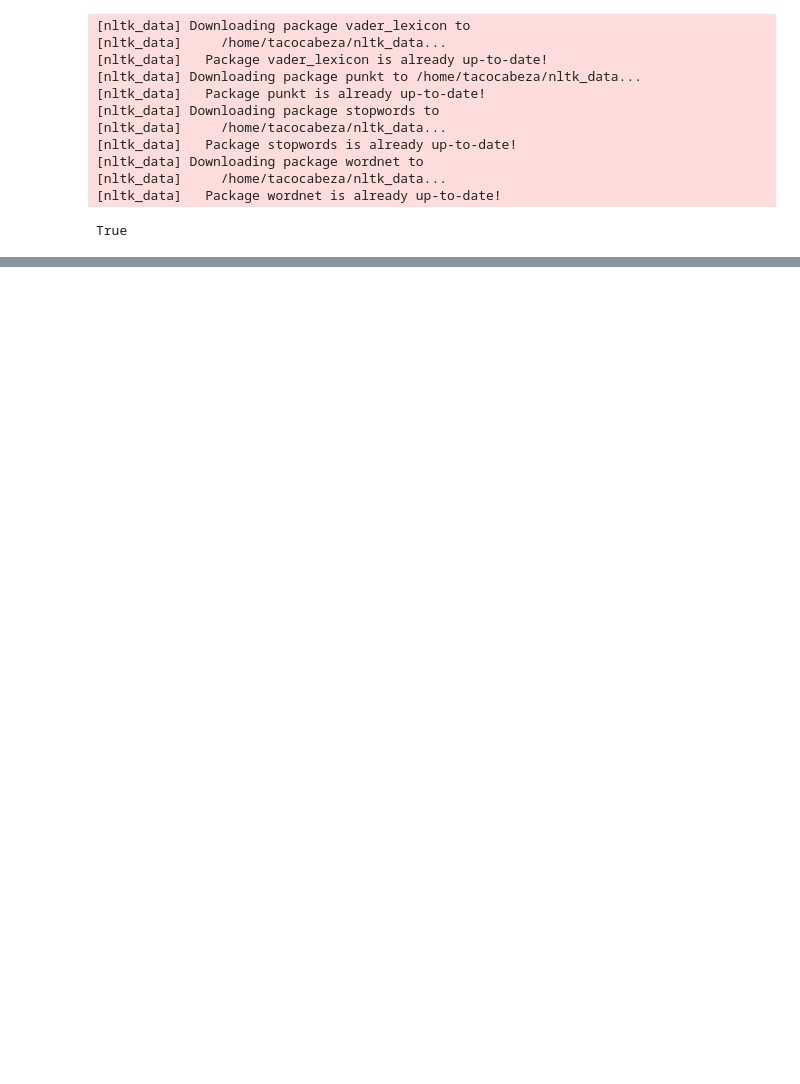
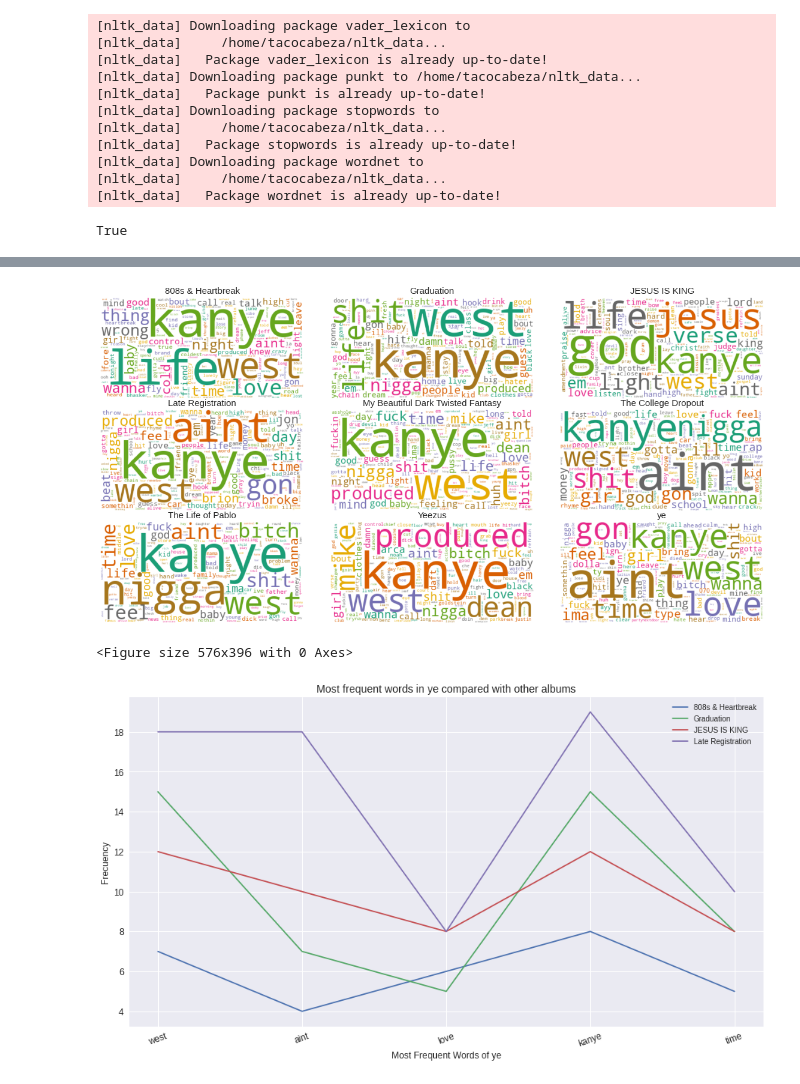
Before and after one commit to tacocabeza/Kanye-Analysis, a Jupyter notebook: untitled.ipynb, the cells around one changed output, grey strips where cells are left out. Saved outputs shown, nothing was run; the diff lists cells and outputs as text; code cells hidden in the pictures; blank space fills up the shorter version.

```diff
--- a/untitled.ipynb
+++ b/untitled.ipynb
@@ -80,3 +65,18 @@ Wrote The College Dropout.json.
+# %%
+df0=df0.append(df2)
+df0=df0.append(df3)
+df0=df0.append(df4)
+df0=df0.append(df5)
+df0=df0.append(df6)
+df0=df0.append(df7)
+df0=df0.append(df8)
+
+
+
+df = clean_lyrics(df0,"lyrics")
+
+
+df.to_csv('lyrics.csv',index=False)
 # %%
 
 def unique(list1):
@@ -152,6 +166,7 @@ def plot_wordcloud(df,row,col):
 
     plt.subplots_adjust(wspace=0.1, hspace=0.1)
     plt.show()
+    plt.savefig("cloud.png",format="png", bbox_inches='tight')
 
 def words_stats(df,main_df):
     unique_words = []
@@ -168,3 +183,22 @@ def words_stats(df,main_df):
     data['words per songs'] = round(data['total words'] / data['total songs'],0)
     data['words per songs'] = data['words per songs'].astype('int')
     return data
+
+def plot_freq_words(df,album,n_words):
+
+    top_words_2020 = df.sort_values([album],ascending=False).head(n_words)
+
+    fig = plt.figure(figsize=(15,8))
+    plt.plot(top_words_2020['words'],top_words_2020[df.columns[1]])
+    plt.plot(top_words_2020['words'],top_words_2020[df.columns[2]])
+    plt.plot(top_words_2020['words'],top_words_2020[df.columns[3]])
+    plt.plot(top_words_2020['words'],top_words_2020[df.columns[4]])
+
+    plt.legend(df.columns[1:].tolist())
+    plt.title(f"Most frequent words in {album} compared with other albums",fontsize=14)
+    plt.xlabel(f'Most Frequent Words of {album}',fontsize=12)
+    plt.ylabel('Frecuency',fontsize=12)
+    plt.xticks(fontsize=12,rotation=20)
+    plt.yticks(fontsize=12)
+    plt.savefig("lineplot.png",format="png", bbox_inches='tight')
+    plt.show()
@@ -172,0 +205,8 @@ plot_wordcloud(vect_words, 2,2)
+# %%
+plot_wordcloud(vect_words, 3,3)
+
+plot_freq_words(vect_words,'ye',5)
+# %% [output]
+[figure, added]
+<Figure size 576x396 with 0 Axes>
+[figure, added]
```
Also changed, not shown: parts of 4 cells of this notebook, 4 other files.
